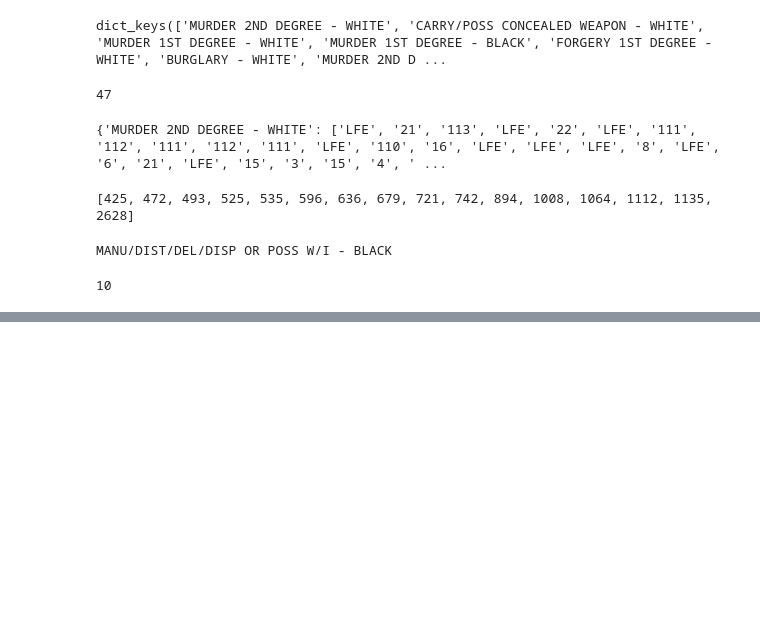
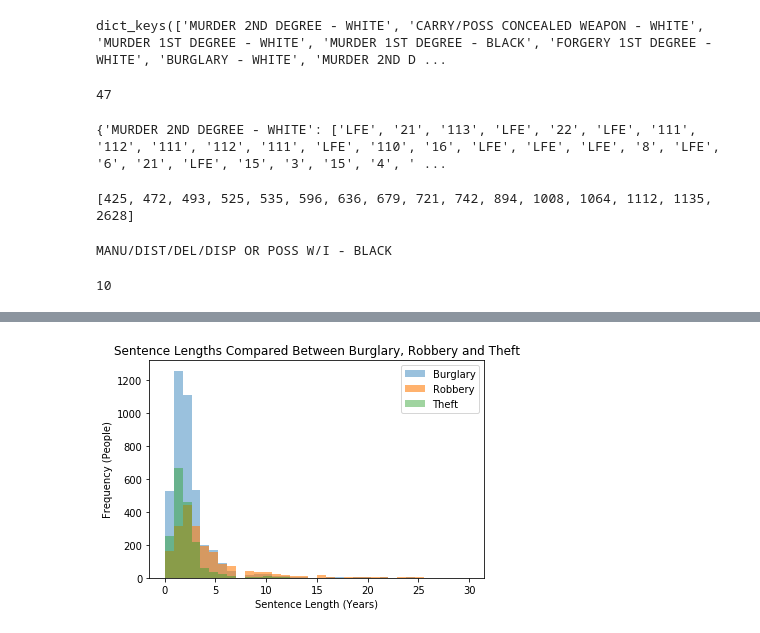
Before and after one commit to icwill/BigData_Spring2019_FinalProject, a Jupyter notebook: playing with visuals.ipynb, the cells around one changed output, grey strips where cells are left out. Drawn from its saved outputs; the diff is of its cells as text; code cells hidden in the pictures; blank space fills up the shorter version.

```diff
--- a/playing with visuals.ipynb
+++ b/playing with visuals.ipynb
@@ -390,0 +515,88 @@ for crime in top_crimes:
+# %%
+import statistics
+
+# interested why there is such a racial difference between burglary, robbery, theft
+# so lets look at: histogram of sentence length differences for the three
+# pie chart per crime
+crimes = ["BURGLARY", "ROBBERY", "THEFT"]
+burglary = sentence_dict["BURGLARY" + " - WHITE"] + sentence_dict["BURGLARY" + " - BLACK"] + sentence_dict["BURGLARY" + " - HISPANIC"] + sentence_dict["BURGLARY" + " - OTHER"]
+robbery = sentence_dict["ROBBERY" + " - WHITE"] + sentence_dict["ROBBERY" + " - BLACK"] + sentence_dict["ROBBERY" + " - HISPANIC"] + sentence_dict["ROBBERY" + " - OTHER"]
+theft = sentence_dict["THEFT" + " - WHITE"] + sentence_dict["THEFT" + " - BLACK"] + sentence_dict["THEFT" + " - HISPANIC"] + sentence_dict["THEFT" + " - OTHER"]
+for i in range(len(burglary)):
+    if burglary[i] == "LFE" or burglary[i] == "DTH":
+        burglary[i] = 122
+    burglary[i] = float(burglary[i])
+    if burglary[i] < 0:
+        burglary[i] = 0
+for i in range(len(robbery)):
+    if robbery[i] == "LFE" or robbery[i] == "DTH":
+        robbery[i] = 122
+    robbery[i] = float(robbery[i])
+    if robbery[i] < 0:
+        robbery[i] = 0
+for i in range(len(theft)):
+    if theft[i] == "LFE" or theft[i] == "DTH":
+        theft[i] = 122
+    theft[i] = float(theft[i])
+    if theft[i] < 0:
+        theft[i] = 0
+
+bins = np.linspace(0, 30, 35)
+plt.hist(burglary, bins, alpha=0.45, label='Burglary')
+plt.hist(robbery, bins, alpha=0.6, label='Robbery')
+plt.hist(theft, bins, alpha=0.45, label='Theft')
+plt.legend(loc='upper right')
+plt.title("Sentence Lengths Compared Between Burglary, Robbery and Theft")
+plt.xlabel("Sentence Length (Years)")
+plt.ylabel("Frequency (People)")
+plt.show()
+
+bins = np.linspace(0, 0.9999, 35)
+plt.hist(burglary, bins, alpha=0.45, label='Burglary')
+plt.hist(robbery, bins, alpha=0.6, label='Robbery')
+plt.hist(theft, bins, alpha=0.45, label='Theft')
+plt.legend(loc='upper right')
+plt.title("Sentence Lengths Compared Between Burglary, Robbery and Theft - Range 0-1 years")
+plt.xlabel("Sentence Length (Years)")
+plt.ylabel("Frequency (People)")
+plt.show()
+
+# IQR
+# robbery
+q1_robbery, med_robbery, q3_robbery = np.percentile(robbery, [25, 50, 75])
+rob_min, rob_max, rob_mean = min(robbery), max(robbery), statistics.mean(robbery)
+print("Robbery Stats:")
+print("Min: " + str(rob_min))
+print("Q1: " + str(q1_robbery))
+print("Median: " + str(med_robbery))
+print("Mean: " + str(rob_mean))
+print("Q3: " + str(q3_robbery))
+print("Max: " + str(rob_max))
+print("\n")
+
+# burglary
+q1_burglary, med_burglary, q3_burglary = np.percentile(burglary, [25, 50, 75])
+burg_min, burg_max, burg_mean = min(burglary), max(burglary), statistics.mean(burglary)
+print("Burglary Stats:")
+print("Min: " + str(burg_min))
+print("Q1: " + str(q1_burglary))
+print("Median: " + str(med_burglary))
+print("Mean: " + str(burg_mean))
+print("Q3: " + str(q3_burglary))
+print("Max: " + str(burg_max))
+print("\n")
+
+# theft
+q1_theft, med_theft, q3_theft = np.percentile(theft, [25, 50, 75])
+theft_min, theft_max, theft_mean = min(theft), max(theft), statistics.mean(theft)
+print("Theft Stats:")
+print("Min: " + str(theft_min))
+print("Q1: " + str(q1_theft))
+print("Median: " + str(med_theft))
+print("Mean: " + str(theft_mean))
+print("Q3: " + str(q3_theft))
+print("Max: " + str(theft_max))
+
+print("\n")
+# %% [output]
+[figure, added]
```
Also changed, not shown: parts of 10 cells of this notebook.
